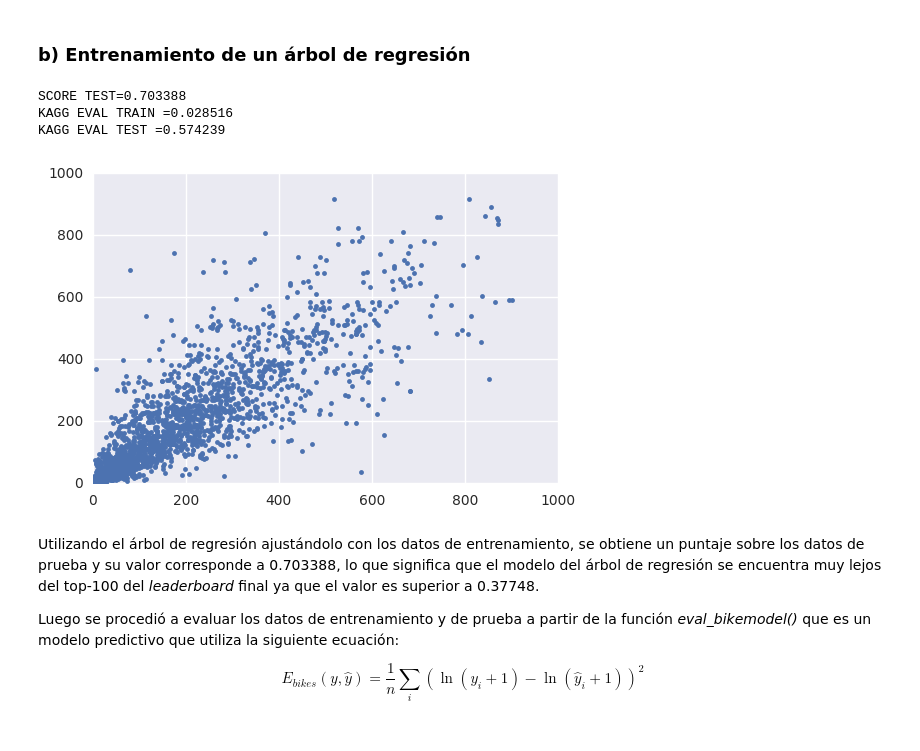
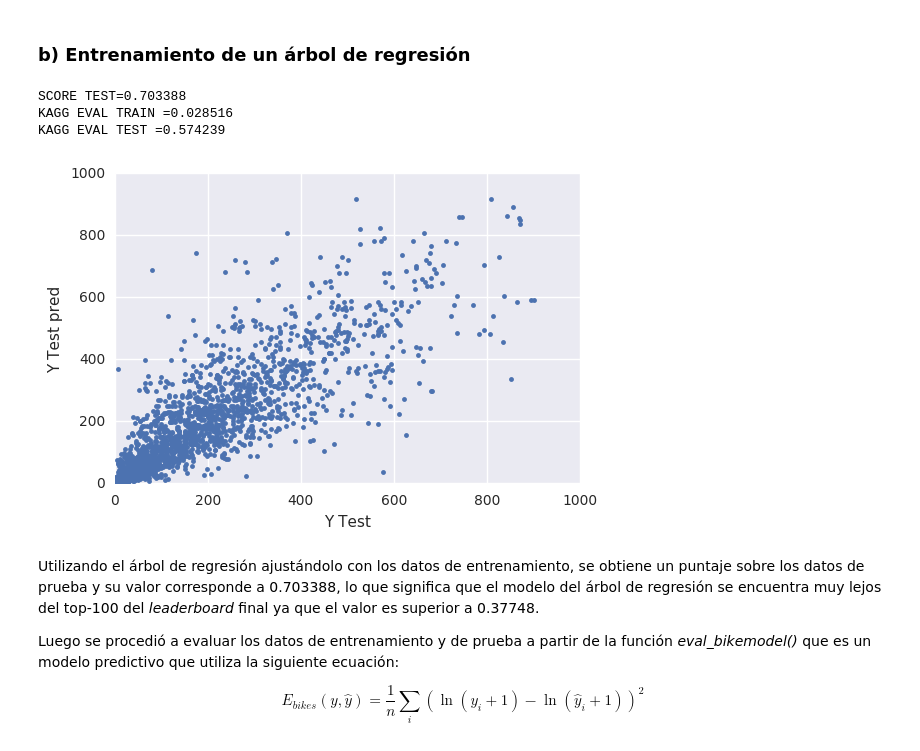
Before and after one commit to ivangolo/ML, a Jupyter notebook: Parte 2/Bike_Sharing.ipynb, the cells around one changed output. Saved outputs shown, nothing was run; the diff lists cells and outputs as text; code cells hidden in the pictures.

```diff
--- a/Parte 2/Bike_Sharing.ipynb
+++ b/Parte 2/Bike_Sharing.ipynb
@@ -89,34 +89,36 @@ def eval_bikemodel(y_predict,y_true):
 Xdf=df.ix[:,['season','holiday','workingday','weather','temp','atemp','humidity','windspeed','hour']]
 Ydf=df.ix[:,'count']
 
 X_train = Xdf[0:ntrain].values
 X_val = Xdf[ntrain:nval].values
 X_test = Xdf[nval:].values
 Y_train = Ydf[0:ntrain].values
 Y_val = Ydf[ntrain:nval].values
 Y_test = Ydf[nval:].values
 
 model = Tree(random_state=0)
 model.fit(X_train,Y_train)
 score_test = model.score(X_test,Y_test)
 print "SCORE TEST=%f"%score_test
 
 Y_pred_train = model.predict(X_train)
 Y_pred_val = model.predict(X_val)
 Y_pred_test = model.predict(X_test)
 kagg_train = eval_bikemodel(Y_pred_train,Y_train)
 kagg_val = eval_bikemodel(Y_pred_val,Y_val)
 kagg_test = eval_bikemodel(Y_pred_test,Y_test)
 print "KAGG EVAL TRAIN =%f"%kagg_train
 print "KAGG EVAL TEST =%f"%kagg_test
 
 plt.plot(Y_test,Y_pred_test,'.')
+plt.xlabel('Y Test')
+plt.ylabel('Y Test pred')
 plt.show()
 # %% [output]
 SCORE TEST=0.703388
 KAGG EVAL TRAIN =0.028516
 KAGG EVAL TEST =0.574239
-[figure, old version]
+[figure, new version]
 # %% [markdown]
 Utilizando el árbol de regresión ajustándolo con los datos de entrenamiento, se obtiene un puntaje sobre los datos de prueba y su valor corresponde a 0.703388, lo que significa que el modelo del árbol de regresión se encuentra muy lejos del top-100 del *leaderboard* final ya que el valor es superior a 0.37748.
 
```
Also changed, not shown: parts of 18 cells of this notebook, 2 other files.
